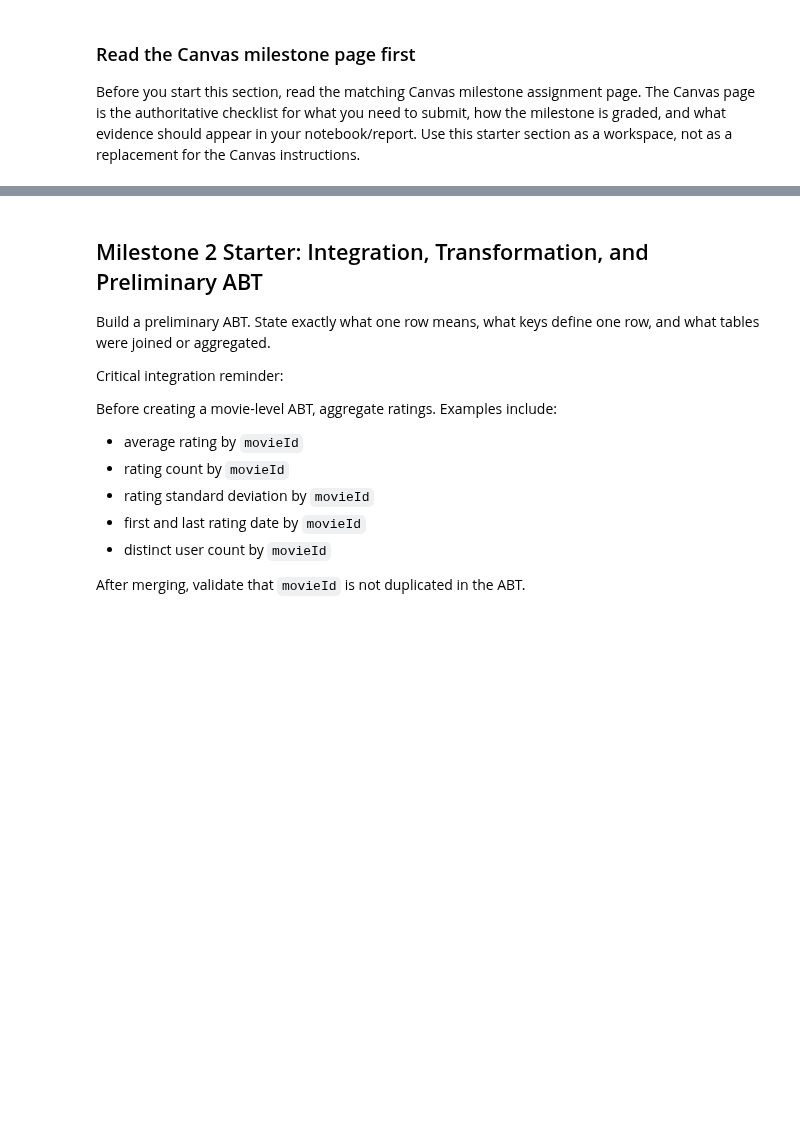
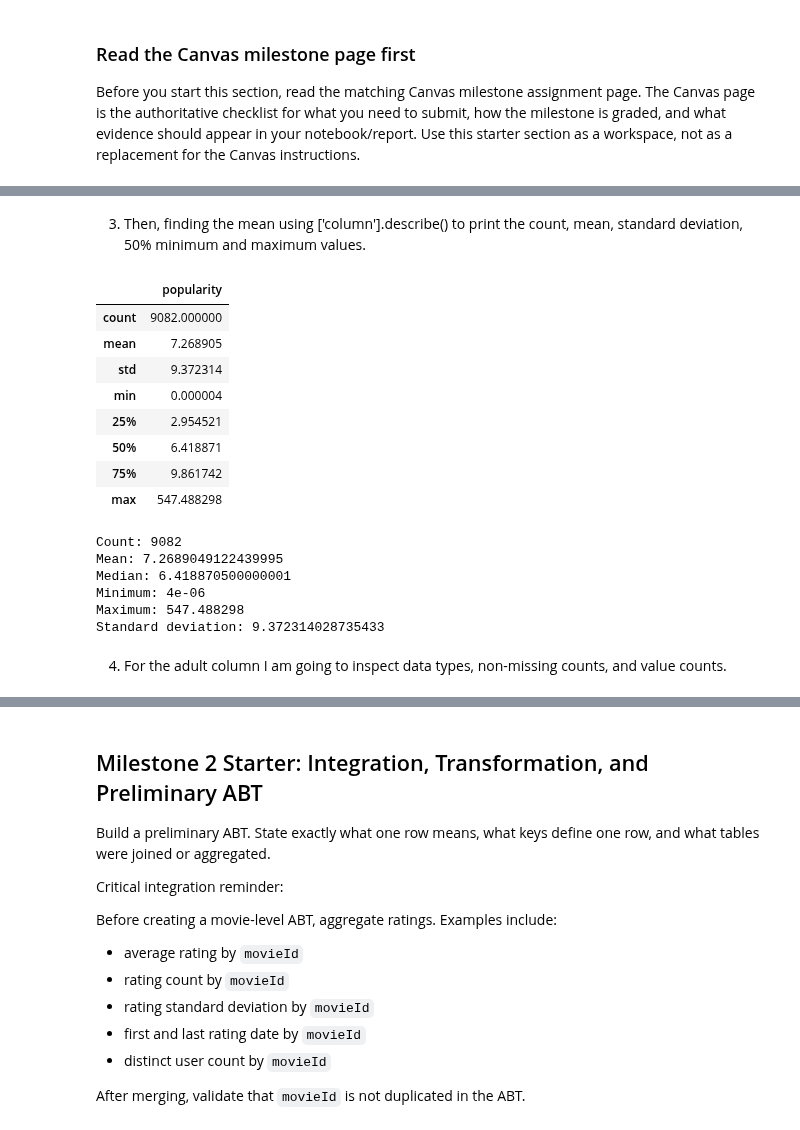
Before and after one commit to rubenruiz-gif/banban6003-project-option-1-movies-rubenruiz, a Jupyter notebook: notebooks/movies_project_starter.ipynb, the cells around one changed output, grey strips where cells are left out. Cells and saved outputs as stored; diff of their text form; code cells hidden in the pictures; blank space fills up the shorter version.

```diff
--- a/notebooks/movies_project_starter.ipynb
+++ b/notebooks/movies_project_starter.ipynb
@@ -165,0 +295,31 @@ Use this cell to draft the narrative required by the Canvas Milestone 1 page.
+# %% [markdown]
+3. Then, finding the mean using ['column'].describe() to print the count, mean, standard deviation, 50% minimum and maximum values.
+# %%
+movies[['popularity']].describe()
+# %% [output]
+|  | popularity |
+| count | 9082.000000 |
+| mean | 7.268905 |
+| std | 9.372314 |
+| min | 0.000004 |
+| 25% | 2.954521 |
+| 50% | 6.418871 |
+| 75% | 9.861742 |
+| max | 547.488298 |
+# %%
+# Example: summary statistics for age
+print("Count:", movies["popularity"].count())
+print("Mean:", movies["popularity"].mean())
+print("Median:", movies["popularity"].median())
+print("Minimum:", movies["popularity"].min())
+print("Maximum:", movies["popularity"].max())
+print("Standard deviation:", movies["popularity"].std())
+# %% [output]
+Count: 9082
+Mean: 7.2689049122439995
+Median: 6.418870500000001
+Minimum: 4e-06
+Maximum: 547.488298
+Standard deviation: 9.372314028735433
+# %% [markdown]
+4. For the adult column I am going to inspect data types, non-missing counts, and value counts.
```
Also changed, not shown: parts of 21 cells of this notebook.
